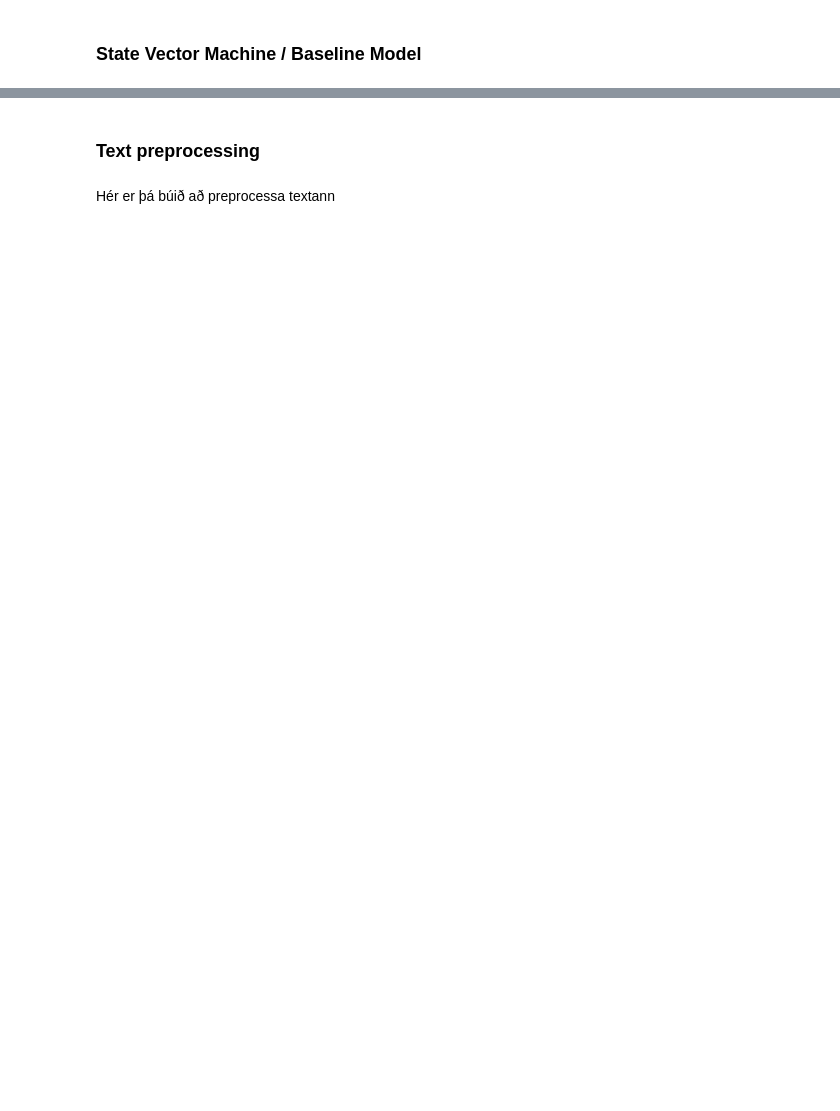
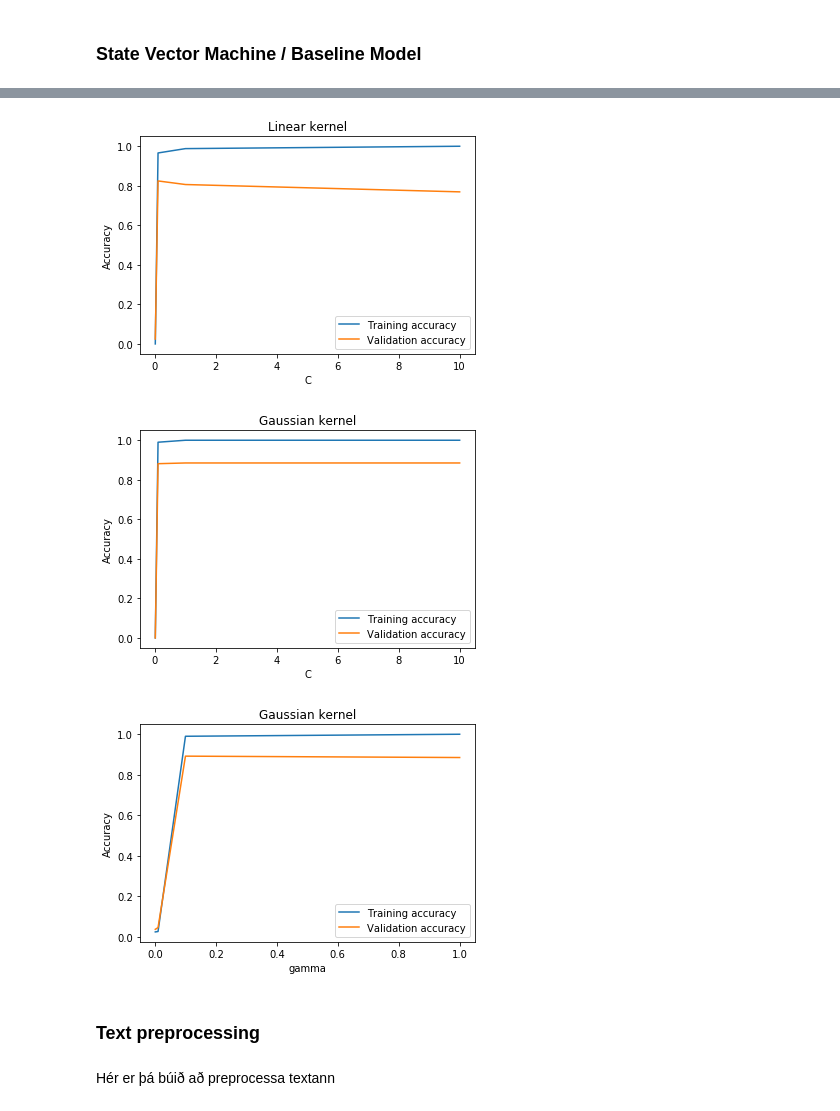
Before and after one commit to peturjokull/Gervigreind-Lokaverkefni, a Jupyter notebook: numi.ipynb, the cells around one changed output, grey strips where cells are left out. Saved outputs shown, nothing was run; the diff lists cells and outputs as text; code cells hidden in the pictures; blank space fills up the shorter version.

```diff
--- a/numi.ipynb
+++ b/numi.ipynb
@@ -145,3 +446,17 @@ ValueError: Found input variables with inconsistent numbers of samples: [1, 1595
+# %%
+opt_Linear_C = accs['val_acc']['linear']['C']
+opt_rbf_C = accs['val_acc']['rbf']['C']
+opt_rbf_gamma = accs['val_acc']['rbf']['gamma']
+
+plot_acc_params(C, accs['train_acc']['linear']['C'], accs['val_acc']['linear']['C'], 'C', 'Linear kernel')
+plot_acc_params(C, accs['train_acc']['rbf']['C'], accs['val_acc']['rbf']['C'], 'C', 'Gaussian kernel')
+plot_acc_params(gamma, accs['train_acc']['rbf']['gamma'], accs['val_acc']['rbf']['gamma'], 'gamma', 'Gaussian kernel')
+
+# plot_acc_params(gamma_, training_acc, val_acc, 'gamma')
+# %% [output]
+[figure, added]
+[figure, added]
+[figure, added]
 # %% [markdown]
 ### Text preprocessing
 # %% [markdown]
```
Also changed, not shown: parts of 17 cells of this notebook.
